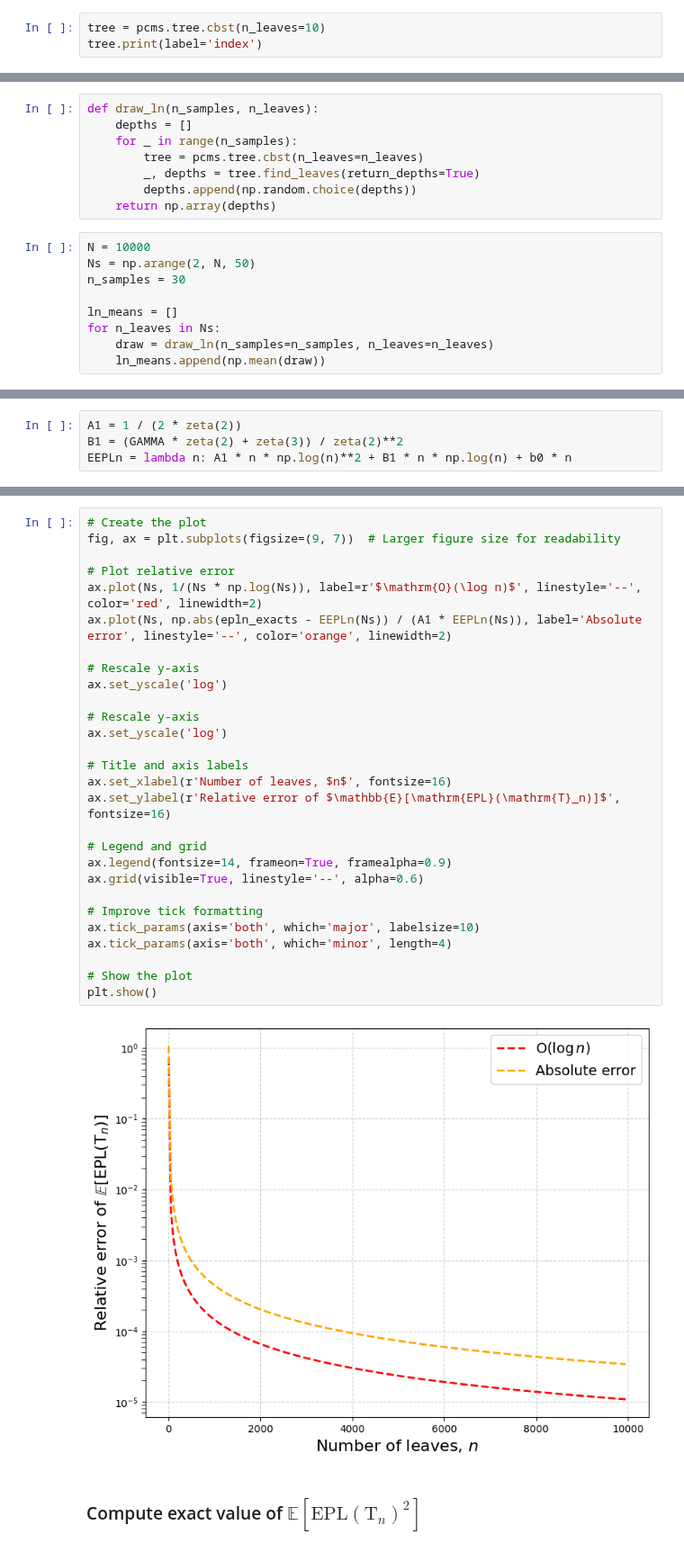
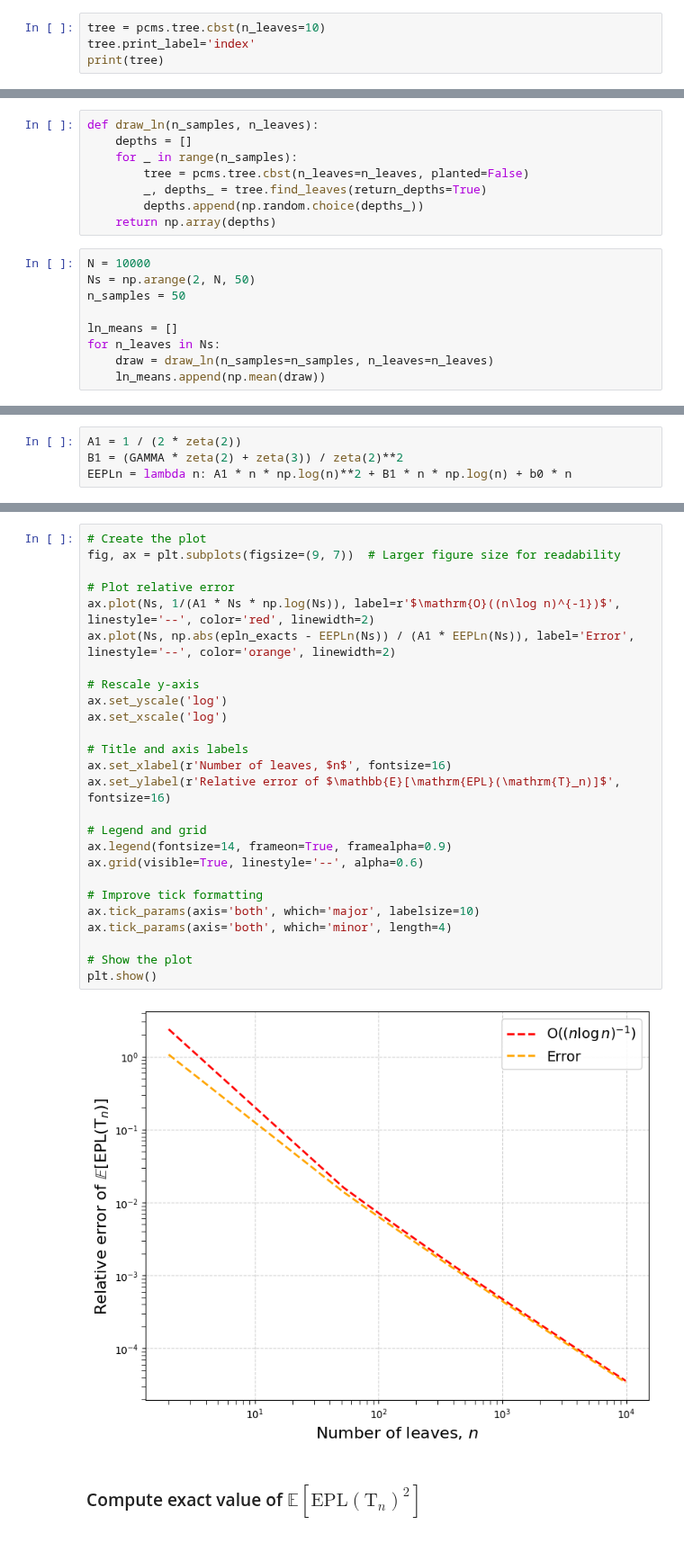
Before and after one commit to spsvihla/pcms, a Jupyter notebook: notebooks/moment_asymptotics.ipynb, the cells around one changed output, grey strips where cells are left out. Shown at 90% size. Cells and saved outputs as stored; diff of their text form.

```diff
--- a/notebooks/moment_asymptotics.ipynb
+++ b/notebooks/moment_asymptotics.ipynb
@@ -12,5 +12,6 @@ GAMMA = 0.57721566490153286060651209008240243
 ## Part 1: Verify functionality
 # %%
 tree = pcms.tree.cbst(n_leaves=10)
-tree.print(label='index')
+tree.print_label='index'
+print(tree)
 # %% [output]
@@ -58,14 +60,14 @@ def exp_ln_exact(n):
 def draw_ln(n_samples, n_leaves):
     depths = []
     for _ in range(n_samples):
-        tree = pcms.tree.cbst(n_leaves=n_leaves)
-        _, depths = tree.find_leaves(return_depths=True)
-        depths.append(np.random.choice(depths))
+        tree = pcms.tree.cbst(n_leaves=n_leaves, planted=False)
+        _, depths_ = tree.find_leaves(return_depths=True)
+        depths.append(np.random.choice(depths_))
     return np.array(depths)
 # %%
 N = 10000
 Ns = np.arange(2, N, 50)
-n_samples = 30
+n_samples = 50
 
 ln_means = []
 for n_leaves in Ns:
@@ -268,33 +270,31 @@ plt.show()
 # %%
 # Create the plot
 fig, ax = plt.subplots(figsize=(9, 7))  # Larger figure size for readability
 
 # Plot relative error
-ax.plot(Ns, 1/(Ns * np.log(Ns)), label=r'$\mathrm{O}(\log n)$', linestyle='--', color='red', linewidth=2)
-ax.plot(Ns, np.abs(epln_exacts - EEPLn(Ns)) / (A1 * EEPLn(Ns)), label='Absolute error', linestyle='--', color='orange', linewidth=2)
+ax.plot(Ns, 1/(A1 * Ns * np.log(Ns)), label=r'$\mathrm{O}((n\log n)^{-1})$', linestyle='--', color='red', linewidth=2)
+ax.plot(Ns, np.abs(epln_exacts - EEPLn(Ns)) / (A1 * EEPLn(Ns)), label='Error', linestyle='--', color='orange', linewidth=2)
 
 # Rescale y-axis
 ax.set_yscale('log')
-
-# Rescale y-axis
-ax.set_yscale('log')
+ax.set_xscale('log')
 
 # Title and axis labels
 ax.set_xlabel(r'Number of leaves, $n$', fontsize=16)
 ax.set_ylabel(r'Relative error of $\mathbb{E}[\mathrm{EPL}(\mathrm{T}_n)]$', fontsize=16)
 
 # Legend and grid
 ax.legend(fontsize=14, frameon=True, framealpha=0.9)
 ax.grid(visible=True, linestyle='--', alpha=0.6)
 
 # Improve tick formatting
 ax.tick_params(axis='both', which='major', labelsize=10)
 ax.tick_params(axis='both', which='minor', length=4)
 
 # Show the plot
 plt.show()
 # %% [output]
-[figure, old version]
+[figure, new version]
 # %% [markdown]
 ### Compute exact value of $\mathbb{E}[\mathrm{EPL}(\mathrm{T}_n)^2]$
 # %%
```
Also changed, not shown: parts of 14 cells of this notebook.
